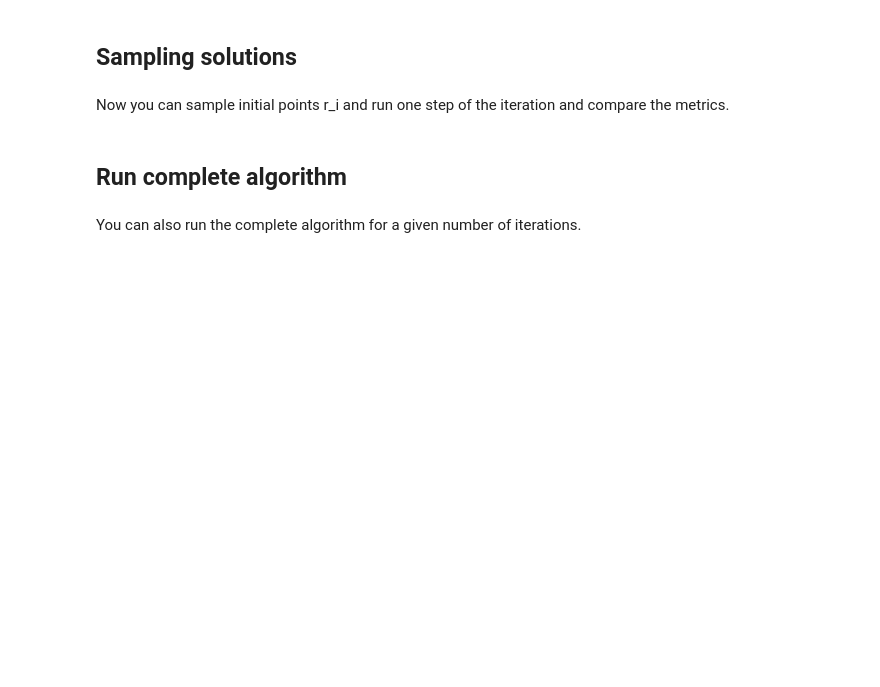
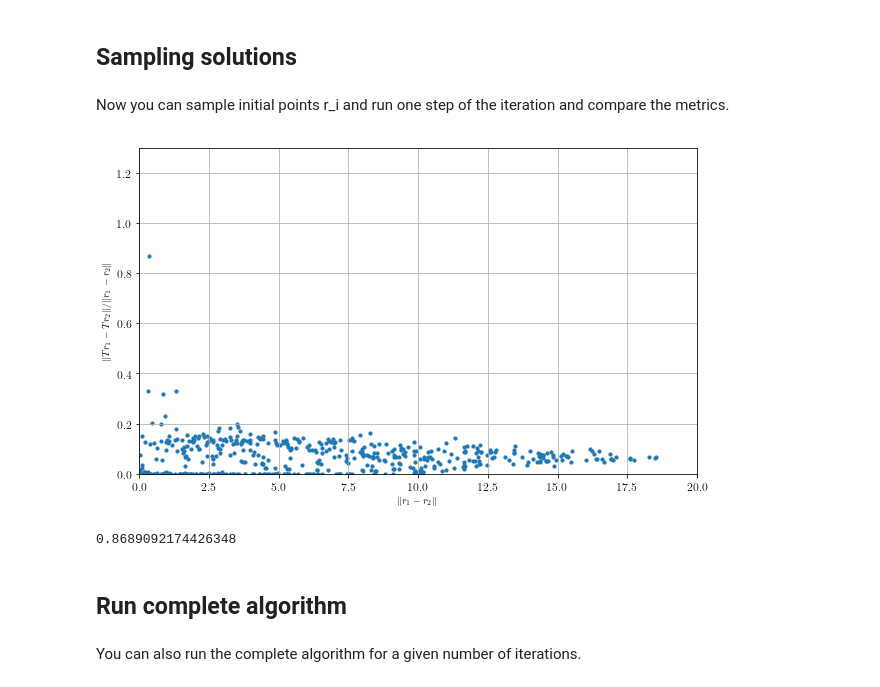
Before and after one commit to LucasFuentesValenzuela/ICU, a Jupyter notebook: fixed_point_methods/Contractivity analysis _ more complex networks.ipynb, the cells around one changed output. Drawn from its saved outputs; the diff is of its cells as text; code cells hidden in the pictures; blank space fills up the shorter version.

```diff
--- a/fixed_point_methods/Contractivity analysis _ more complex networks.ipynb
+++ b/fixed_point_methods/Contractivity analysis _ more complex networks.ipynb
@@ -113,11 +139,15 @@ f_r.value
 # %% [markdown]
 Now you can sample initial points r_i and run one step of the iteration and compare the metrics.
 # %%
-dT, dr = sample_solutions(gname, phi_p, phi_inv, k_p, k_inv, shift_inv, nsamples = 1000, seed=2)
+dT, dr = sample_solutions(edges, inv_edges, nsamples = 500, seed=0)
+# %% [output]
+[figure, added]
 # %%
 rat = np.divide(dT, dr)
 # %%
 np.max(rat)
+# %% [output]
+0.8689092174426348
 # %% [markdown]
 ## Run complete algorithm
 # %% [markdown]
```
Also changed, not shown: parts of 27 cells of this notebook, 5 other files.
